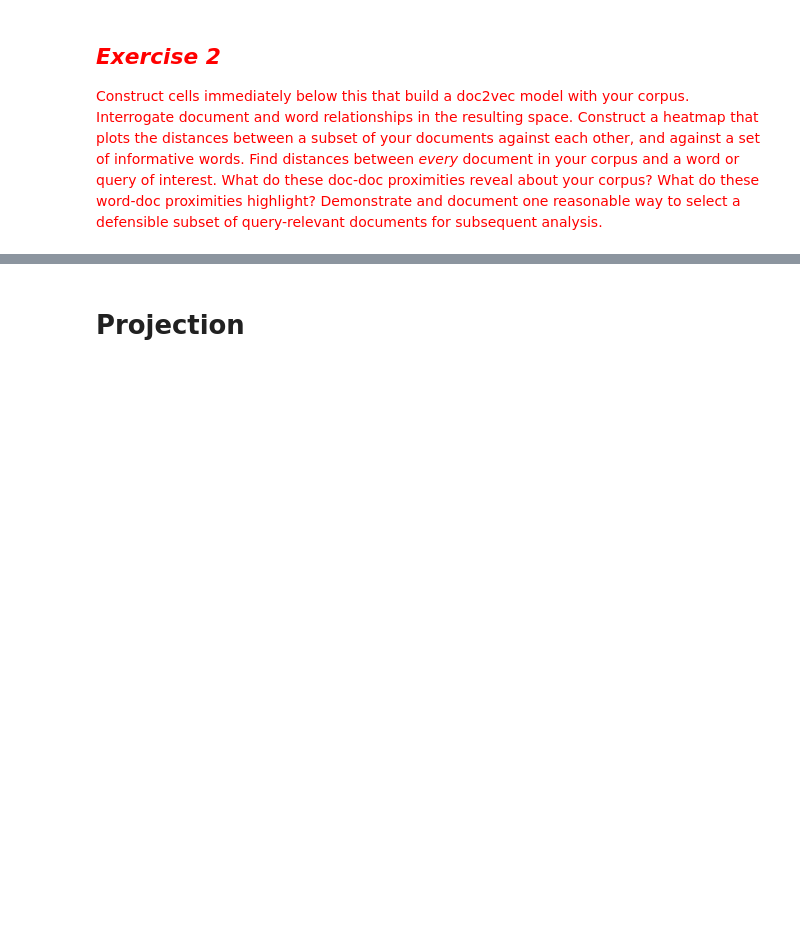
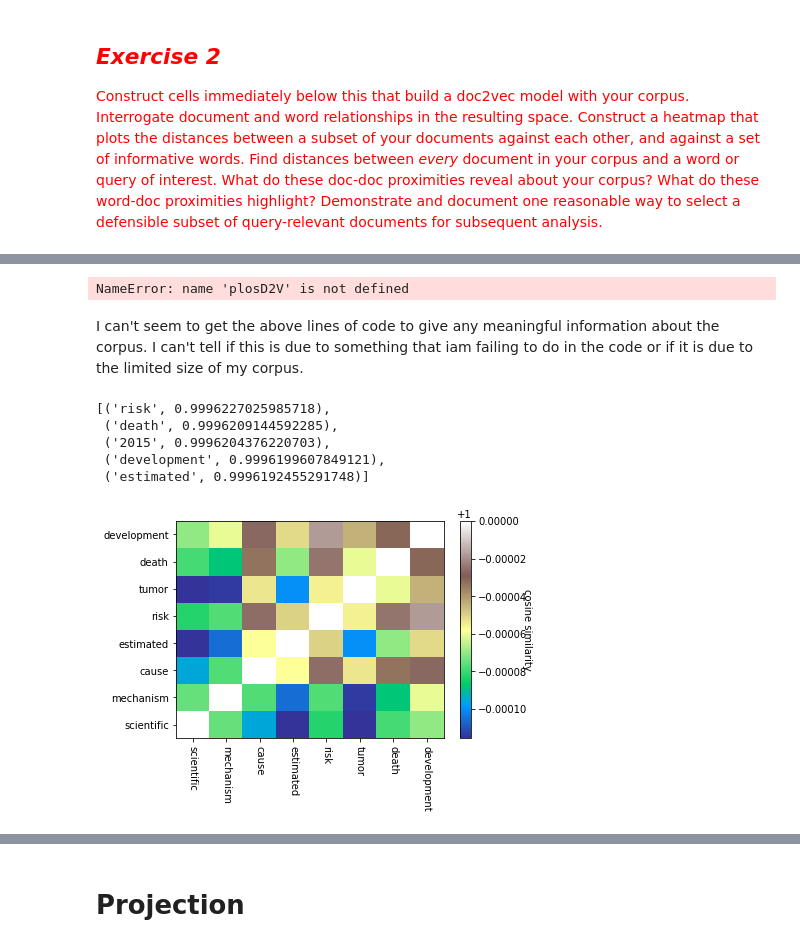
Before and after one commit to TimothyElder/content-analysis-2018, a Jupyter notebook: 4-Word-Embedding/4-Word-Embedding.ipynb, the cells around one changed output, grey strips where cells are left out. Drawn from its saved outputs; the diff is of its cells as text; code cells hidden in the pictures; blank space fills up the shorter version.

Commit message:
Assignment 4

```diff
--- a/4-Word-Embedding/4-Word-Embedding.ipynb
+++ b/4-Word-Embedding/4-Word-Embedding.ipynb
@@ -959,0 +1219,15 @@ We can later load it:
+# %%
+keywords = ['scientific', 'mechanism', 'cause', 'estimated', 'risk', 'tumor', 'death', 'development']
+#keywords = ['disease', 'human', 'genetic', 'cancer', 'cancer', 'health', 'clinical', 'mortality']
+
+plosDF['tokenized_words'] = plosDF['Article Contents'].apply(lambda x: nltk.word_tokenize(x))
+plosDF['normalized_words'] = plosDF['tokenized_words'].apply(lambda x: lucem_illud.normalizeTokens(x, stopwordLst = lucem_illud.stop_words_basic, stemmer = None))
+# %%
+taggedDocs = []
+for index, row in plosDF.iterrows():
+    #Just doing a simple keyword assignment
+    docKeywords = [s for s in keywords if s in row['normalized_words']]
+    docKeywords.append(row['Year'])
+    docKeywords.append(row['Titles']) #This lets us extract individual documnets since doi's are unique
+    taggedDocs.append(gensim.models.doc2vec.LabeledSentence(words = row['normalized_words'], tags = docKeywords))
+plosDF['TaggedContents'] = taggedDocs
@@ -959,0 +1242,2 @@ We can later load it:
+# %%
+plosD2V = gensim.models.doc2vec.Doc2Vec(plosDF['TaggedContents'], size = 100) #Limiting to 100 dimensions
@@ -959,0 +1329,37 @@ We can later load it:
+# %%
+plosD2V.most_similar( [ plosD2V.docvecs['Effects of dietary level of tannic acid and protein on internal organ weights and biochemical blood parameters of rats'] ], topn=5)
+# %% [output]
+NameError: name 'plosD2V' is not defined
+# %% [markdown]
+I can't seem to get the above lines of code to give any meaningful information about the corpus. I can't tell if this is due to something that iam failing to do in the code or if it is due to the limited size of my corpus.
+# %%
+plosD2V.docvecs.most_similar([ plosD2V['risk']+plosD2V['mortality']+plosD2V['mechanism']], topn=5 )
+# %% [output]
+[('risk', 0.9996227025985718),
+ ('death', 0.9996209144592285),
+ ('2015', 0.9996204376220703),
+ ('development', 0.9996199607849121),
+ ('estimated', 0.9996192455291748)]
+# %%
+heatmapMatrix = []
+for tagOuter in keywords:
+    column = []
+    tagVec = plosD2V.docvecs[tagOuter].reshape(1, -1)
+    for tagInner in keywords:
+        column.append(sklearn.metrics.pairwise.cosine_similarity(tagVec, plosD2V.docvecs[tagInner].reshape(1, -1))[0][0])
+    heatmapMatrix.append(column)
+heatmapMatrix = np.array(heatmapMatrix)
+# %%
+fig, ax = plt.subplots()
+hmap = ax.pcolor(heatmapMatrix, cmap='terrain')
+cbar = plt.colorbar(hmap)
+
+cbar.set_label('cosine similarity', rotation=270)
+a = ax.set_xticks(np.arange(heatmapMatrix.shape[1]) + 0.5, minor=False)
+a = ax.set_yticks(np.arange(heatmapMatrix.shape[0]) + 0.5, minor=False)
+
+a = ax.set_xticklabels(keywords, minor=False, rotation=270)
+a = ax.set_yticklabels(keywords, minor=False)
+heatmapMatrix = np.array(heatmapMatrix)
+# %% [output]
+[figure, added]
```
Also changed, not shown: parts of 102 cells of this notebook.
